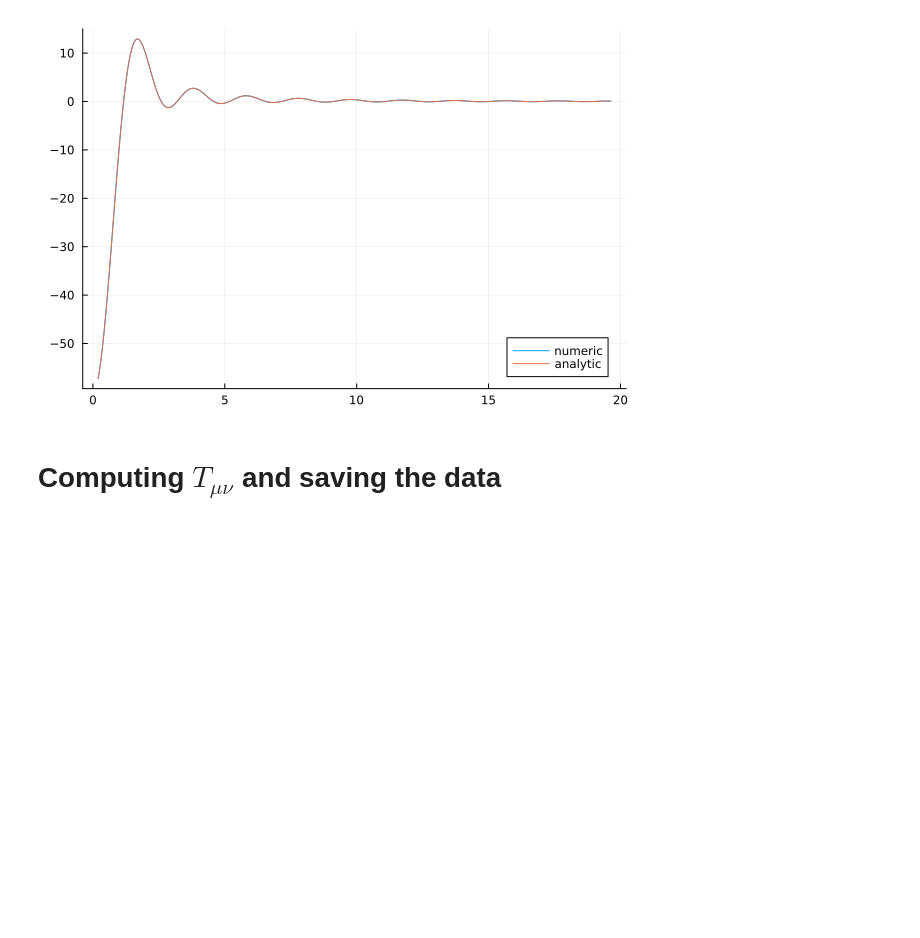
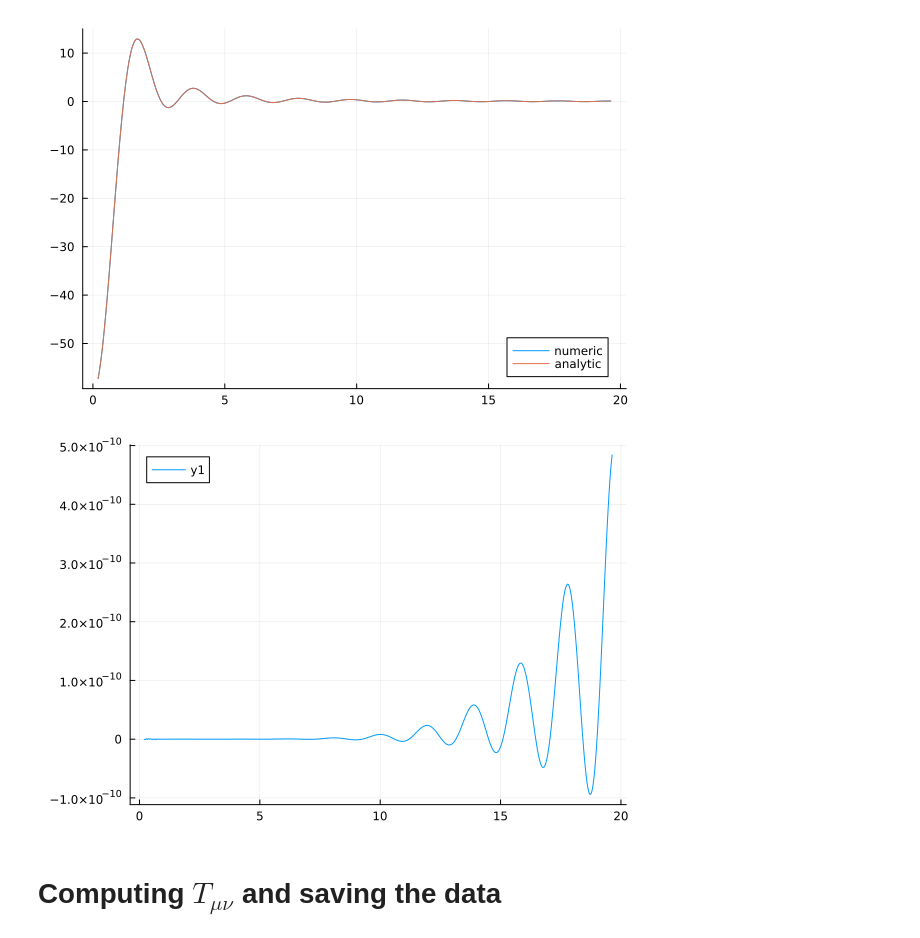
Before and after one commit to Bh2412/EnvelopeApproximation.jl, a Jupyter notebook: scripts/benchmarks/double_bubble.ipynb, the cells around one changed output. Saved outputs shown, nothing was run; the diff lists cells and outputs as text; code cells hidden in the pictures; blank space fills up the shorter version.

```diff
--- a/scripts/benchmarks/double_bubble.ipynb
+++ b/scripts/benchmarks/double_bubble.ipynb
@@ -265,8 +265,8 @@ plot(ks, numeric_yy_integral - numeric_xx_integral)
 ## numerical computation
 # %%
 import EnvelopeApproximation.StressEnergyTensor: potential_integral
-n_ϕ = n_μ = 100
+n_ϕ = n_μ = 50
 ΔV = 1.
-numeric_integral = potential_integral(k_vecs, bubbles, n_ϕ, n_μ, ΔV) |> real
+numeric_integral = potential_integral(k_vecs, bubbles, n_ϕ, n_μ, ΔV, rtol=1e-2) .|> real
 # %% [output]
 1000-element Vector{Float64}:
@@ -328,6 +328,10 @@ plot(ks, numeric_integral, label="numeric")
 plot!(ks, analytic_volume_integral, label="analytic")
 # %% [output]
 [figure]
+# %%
+plot(ks, numeric_integral - analytic_volume_integral)
+# %% [output]
+[figure, added]
 # %% [markdown]
 # Computing $T_{\mu\nu}$ and saving the data
 # %%
```
Also changed, not shown: parts of 11 cells of this notebook, 3 other files.
